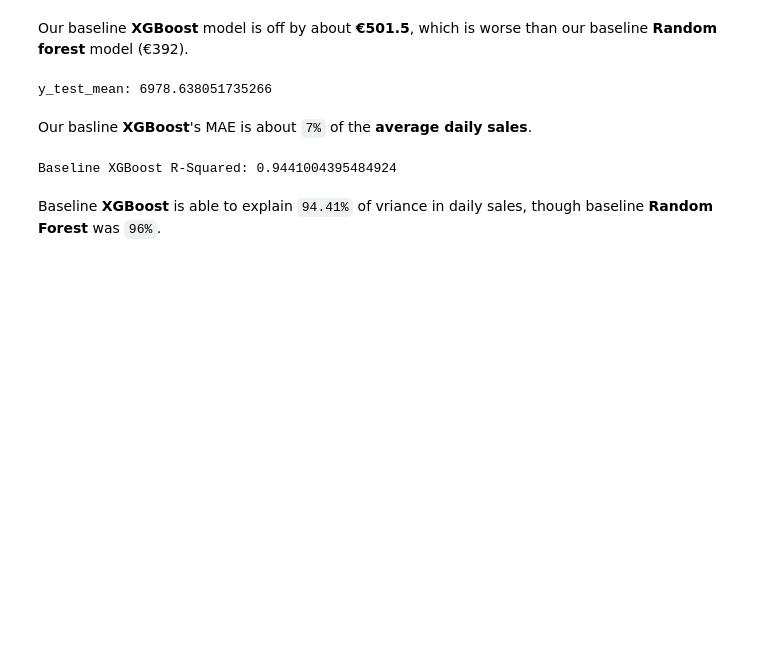
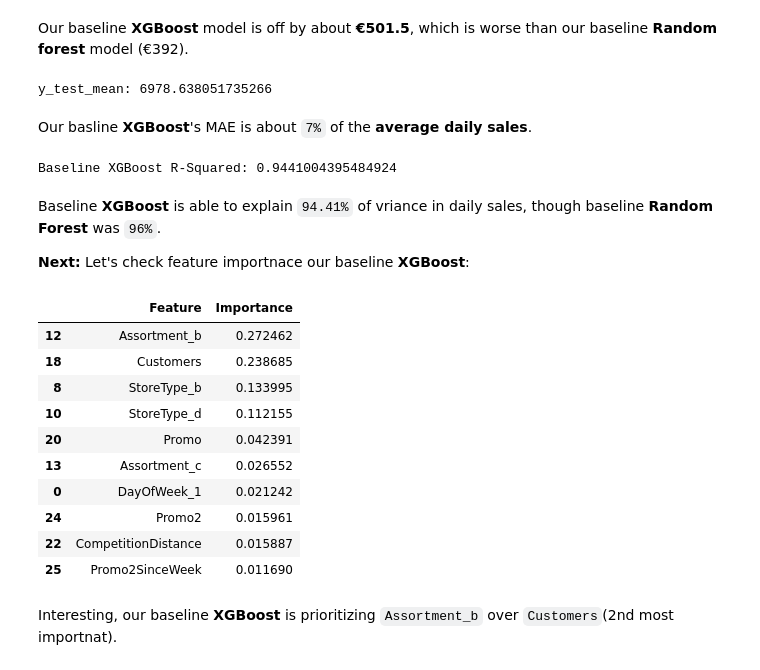
Before and after one commit to clayniranjan-web/rossmann-sales-forecasting, a Jupyter notebook: 02_modeling.ipynb, the cells around one changed output. Drawn from its saved outputs; the diff is of its cells as text; code cells hidden in the pictures; blank space fills up the shorter version.

```diff
--- a/02_modeling.ipynb
+++ b/02_modeling.ipynb
@@ -185,3 +216,24 @@ print("Baseline XGBoost R-Squared:", xgb_r2)
 Baseline XGBoost R-Squared: 0.9441004395484924
 # %% [markdown]
 Baseline **XGBoost** is able to explain `94.41%` of vriance in daily sales, though baseline **Random Forest** was `96%`.
+
+**Next:** Let's check feature importnace our baseline **XGBoost**:
+# %%
+pd.DataFrame({
+    'Feature': all_features,
+    'Importance': xgb.feature_importances_
+}).sort_values('Importance', ascending=False).head(10)
+# %% [output]
+|  | Feature | Importance |
+| 12 | Assortment_b | 0.272462 |
+| 18 | Customers | 0.238685 |
+| 8 | StoreType_b | 0.133995 |
+| 10 | StoreType_d | 0.112155 |
+| 20 | Promo | 0.042391 |
+| 13 | Assortment_c | 0.026552 |
+| 0 | DayOfWeek_1 | 0.021242 |
+| 24 | Promo2 | 0.015961 |
+| 22 | CompetitionDistance | 0.015887 |
+| 25 | Promo2SinceWeek | 0.011690 |
+# %% [markdown]
+Interesting, our baseline **XGBoost** is prioritizing `Assortment_b` over `Customers`(2nd most importnat).
```
Also changed, not shown: parts of 6 cells of this notebook.
